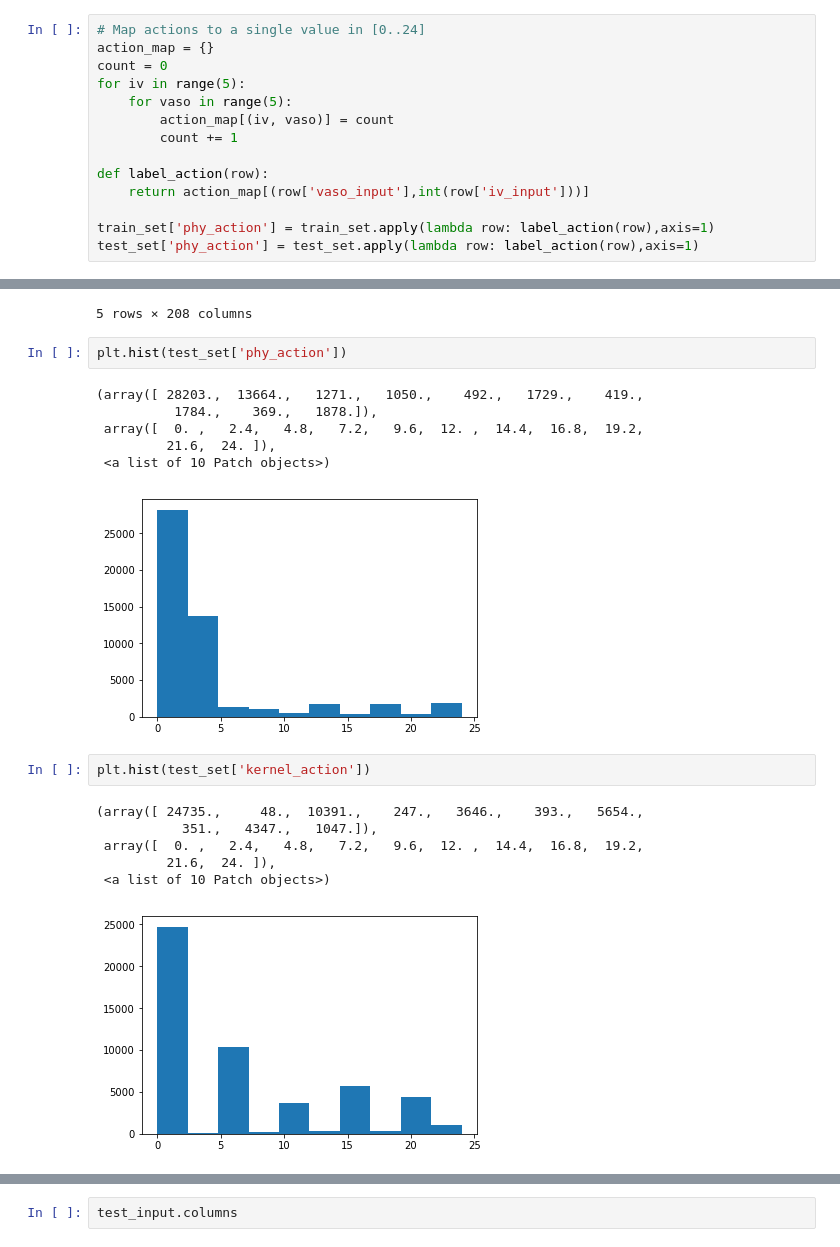
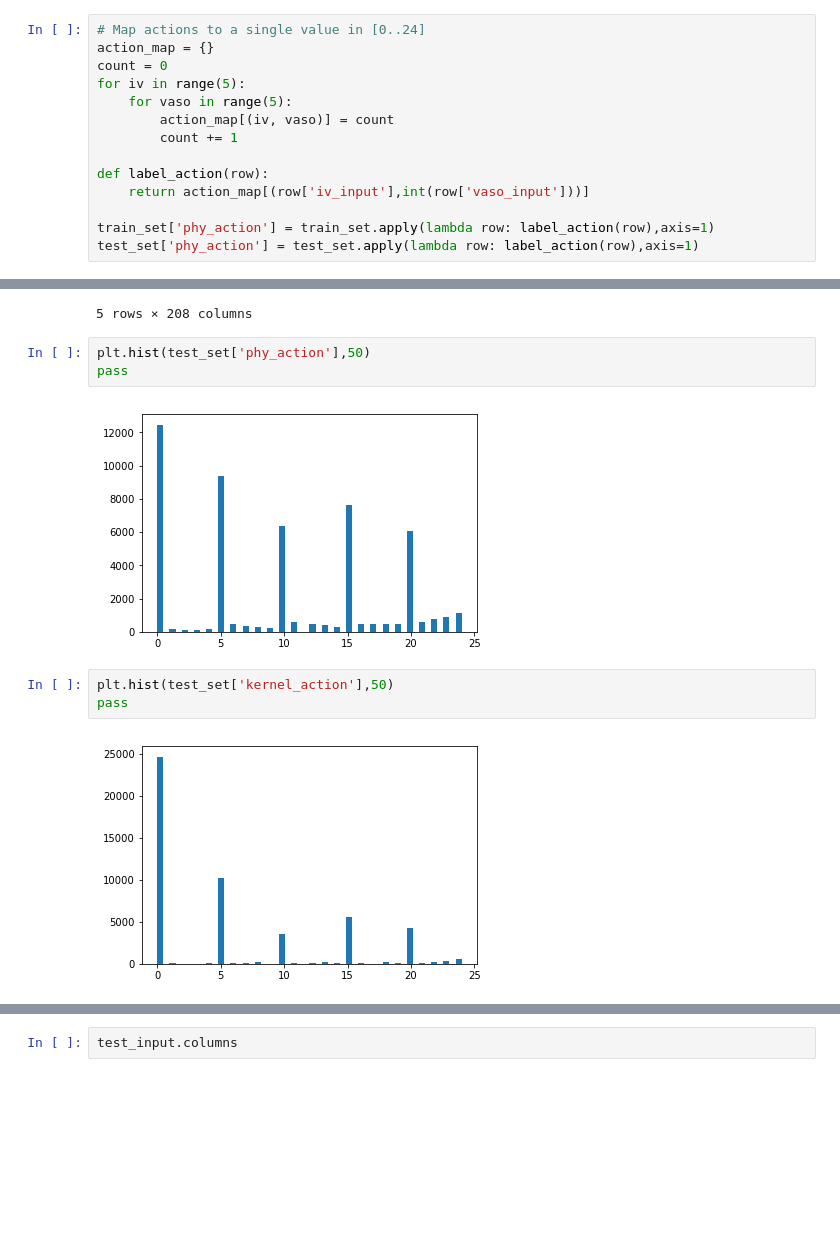
Before and after one commit to wihl/cs282-f17-xuefeng-yi-david, a Jupyter notebook: code/MOE/writeup.ipynb, the cells around one changed output, grey strips where cells are left out. Drawn from its saved outputs; the diff is of its cells as text; blank space fills up the shorter version.

```diff
--- a/code/MOE/writeup.ipynb
+++ b/code/MOE/writeup.ipynb
@@ -65,7 +41,7 @@ for iv in range(5):
         count += 1
 
 def label_action(row):
-    return action_map[(row['vaso_input'],int(row['iv_input']))]
+    return action_map[(row['iv_input'],int(row['vaso_input']))]
 
 train_set['phy_action'] = train_set.apply(lambda row: label_action(row),axis=1)
 test_set['phy_action'] = test_set.apply(lambda row: label_action(row),axis=1)
@@ -108,20 +105,12 @@ test_set.head()
 | 4 | 0.045685 | 0.029040 | 0.027817 | 0.137894 | 0.106901 | 0.013968 | 0.012697 | 0.028393 | 0.073113 | 0.088150 | ... | ... |
 5 rows × 208 columns
 # %%
-plt.hist(test_set['phy_action'])
+plt.hist(test_set['phy_action'],50)
+pass
 # %% [output]
-(array([ 28203.,  13664.,   1271.,   1050.,    492.,   1729.,    419.,
-          1784.,    369.,   1878.]),
- array([  0. ,   2.4,   4.8,   7.2,   9.6,  12. ,  14.4,  16.8,  19.2,
-         21.6,  24. ]),
- <a list of 10 Patch objects>)
-[figure, old version]
+[figure, new version]
 # %%
-plt.hist(test_set['kernel_action'])
+plt.hist(test_set['kernel_action'],50)
+pass
 # %% [output]
-(array([ 24735.,     48.,  10391.,    247.,   3646.,    393.,   5654.,
-           351.,   4347.,   1047.]),
- array([  0. ,   2.4,   4.8,   7.2,   9.6,  12. ,  14.4,  16.8,  19.2,
-         21.6,  24. ]),
- <a list of 10 Patch objects>)
-[figure, old version]
+[figure, new version]
```
Also changed, not shown: parts of 30 cells of this notebook, 2 other files.
